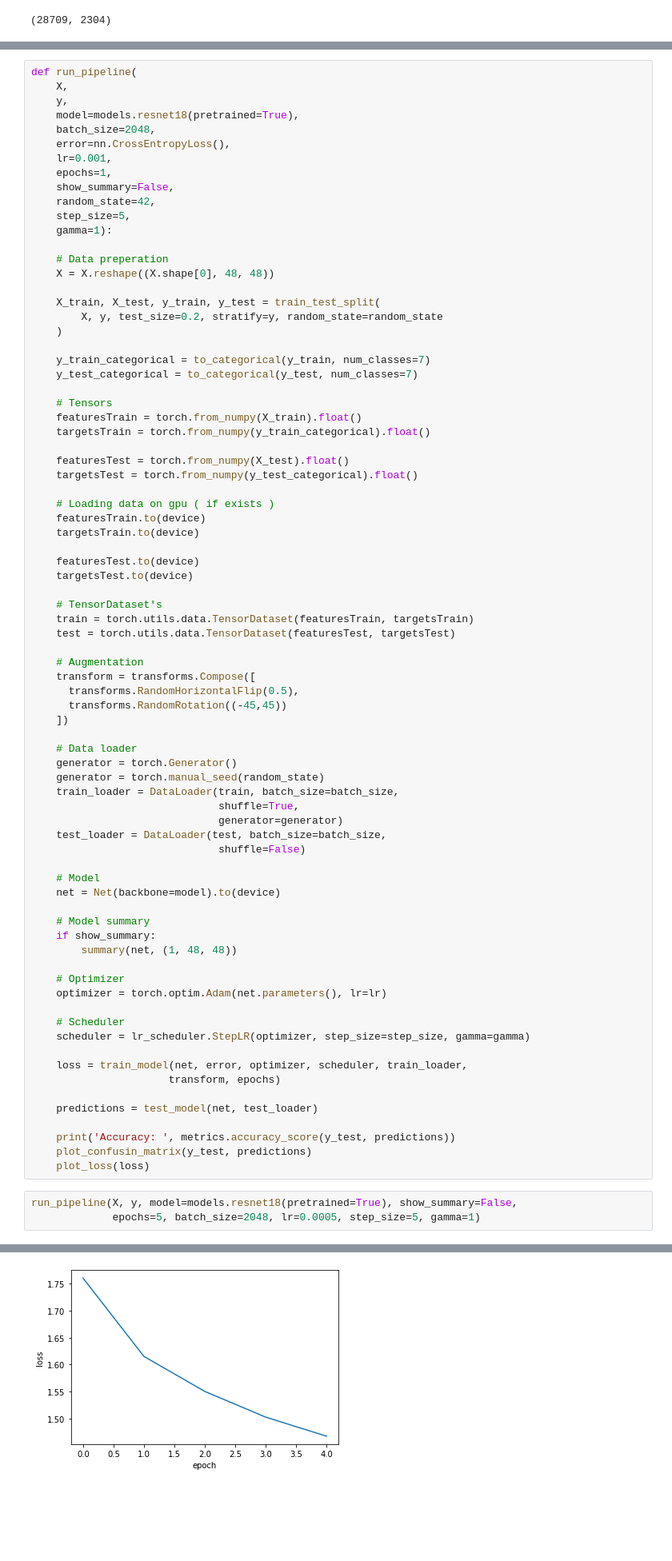
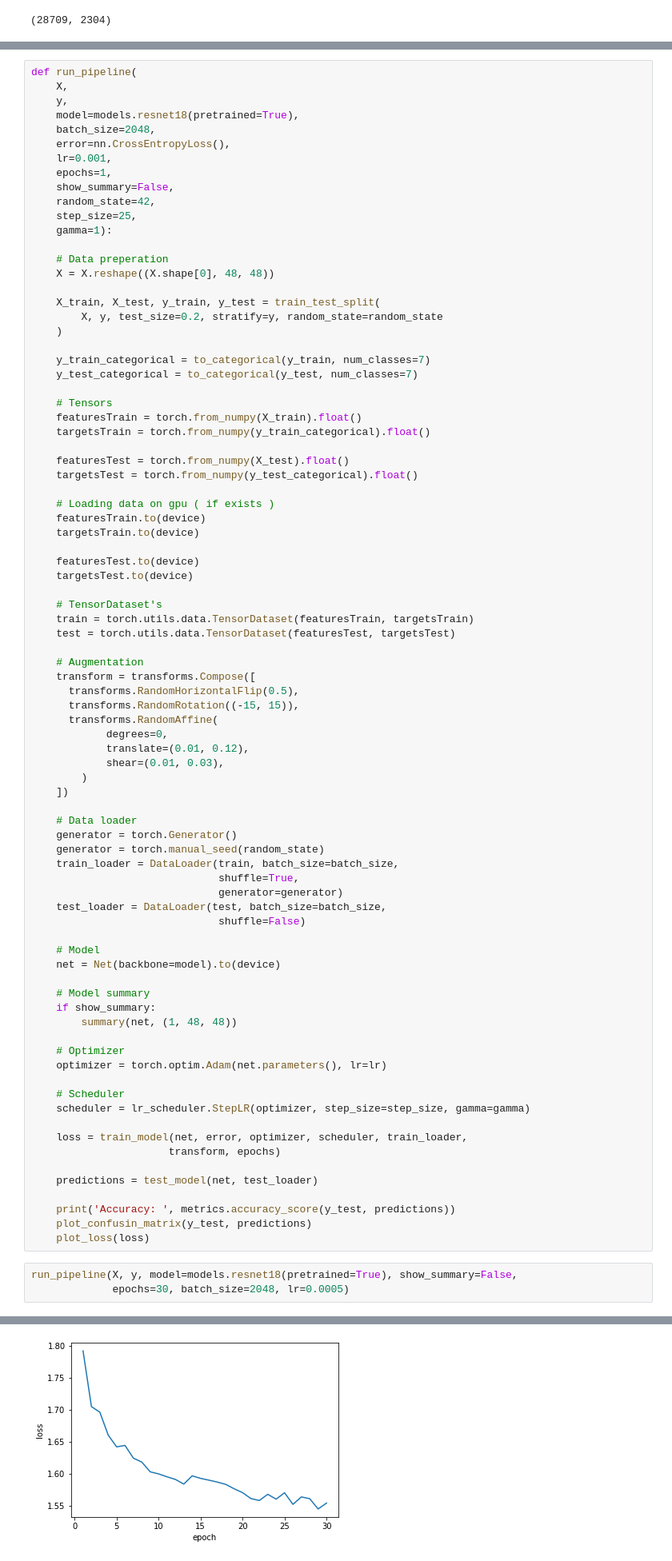
Before and after one commit to Stanislav-3/EmotionsClassifier, a Jupyter notebook: EmotionsClassifier.ipynb, the cells around one changed output, grey strips where cells are left out. Shown: that part at 80% size. Drawn from its saved outputs; the diff is of its cells as text; blank space fills up the shorter version.

```diff
--- a/EmotionsClassifier.ipynb
+++ b/EmotionsClassifier.ipynb
@@ -264,7 +233,7 @@ def run_pipeline(
     epochs=1,
     show_summary=False,
     random_state=42,
-    step_size=5,
+    step_size=25,
     gamma=1):
 
     # Data preperation
@@ -298,7 +267,12 @@ def run_pipeline(
     # Augmentation
     transform = transforms.Compose([
       transforms.RandomHorizontalFlip(0.5),
-      transforms.RandomRotation((-45,45))
+      transforms.RandomRotation((-15, 15)),
+      transforms.RandomAffine(
+            degrees=0,
+            translate=(0.01, 0.12),
+            shear=(0.01, 0.03),
+        )
     ])
 
     # Data loader
@@ -333,7 +307,7 @@ def run_pipeline(
     plot_loss(loss)
 # %%
 run_pipeline(X, y, model=models.resnet18(pretrained=True), show_summary=False,
-             epochs=5, batch_size=2048, lr=0.0005, step_size=5, gamma=1)
+             epochs=30, batch_size=2048, lr=0.0005)
 # %% [output]
 * Model training *
         * epoch #1
@@ -351 +330 @@ Accuracy:  0.5731452455590387
-[figure, old version]
+[figure, new version]
```
Also changed, not shown: parts of 4 cells of this notebook.
